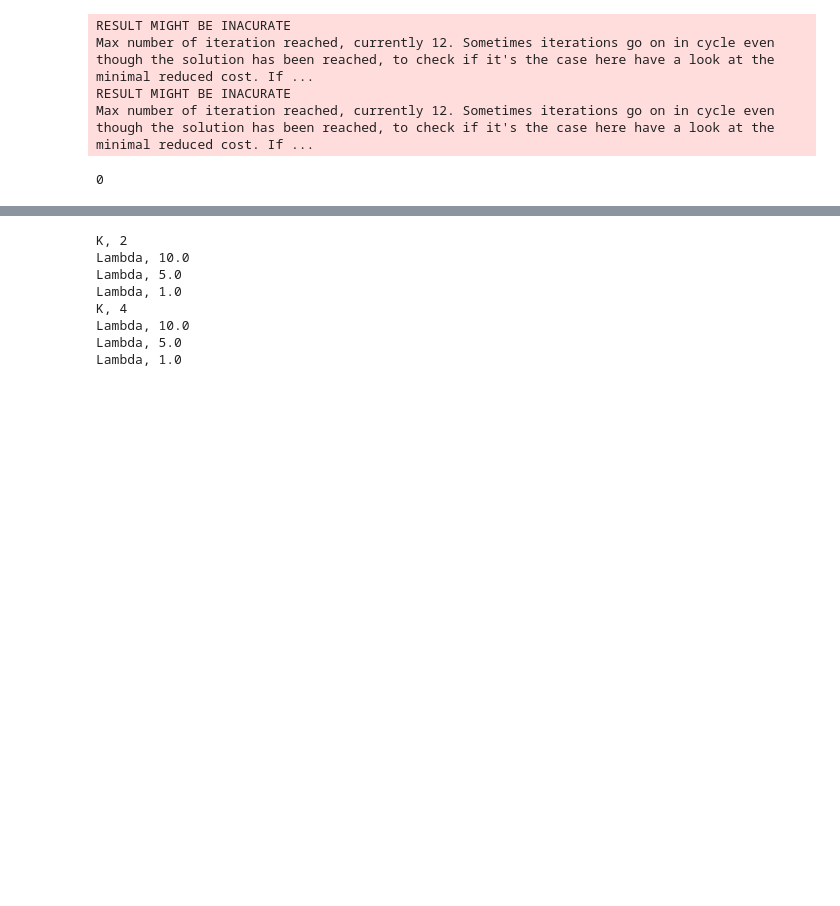
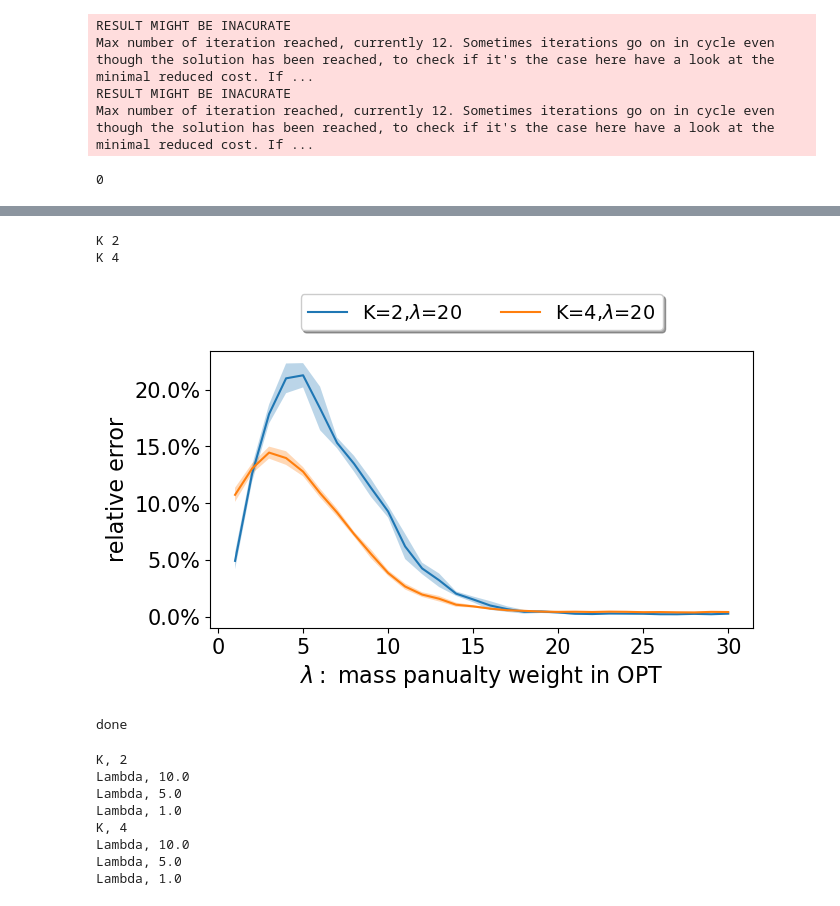
Before and after one commit to yikun-baio/LinearOPT, a Jupyter notebook: accuracy_test.ipynb, the cells around one changed output, grey strips where cells are left out. Saved outputs shown, nothing was run; the diff lists cells and outputs as text; code cells hidden in the pictures; blank space fills up the shorter version.

```diff
--- a/accuracy_test.ipynb
+++ b/accuracy_test.ipynb
@@ -220,6 +220,49 @@ Lambda 29.0
 n 500
 Lambda 30.0
 n 500
+# %%
+#save_dict=torch.load('experiment/performance/cost_list_K'+str(K)+ '.pt')
+linestyle_array = ['-', '-', '--', '--', '-.', '-.']
+Lambda_list=np.linspace(1,30,30)
+m_list=np.array([[1.,1.],[-1.,-1.],[-1.,1.],[1.,-1.]])
+
+#ax = plt.subplot(111)
+save_dict2=torch.load('experiment/performance/cost_list.pt')
+
+fig = plt.figure(1, (7,4))
+ax = fig.add_subplot(1,1,1)
+ind=0
+for K in [2,4]:
+    print('K',K)
+    opt_cost1=save_dict2['K=%d,opt_cost1'%(K)]
+    opt_cost2=save_dict2['K=%d,opt_cost2'%(K)]
+    relative_error=(np.abs(opt_cost2-opt_cost1)/opt_cost1).mean(3)[0]
+    relative_error_mean=relative_error.mean(1)
+    relative_error_std=relative_error.std(1)
+    ax.plot(Lambda_list,relative_error_mean,linestyle_array[ind],label=r'K=%d'%(K))
+    ax.fill_between(Lambda_list,relative_error_mean-1*relative_error_std,relative_error_mean+1*relative_error_std,alpha=0.3)
+    ind+=1
+
+ax.yaxis.set_major_formatter(mtick.PercentFormatter(1.0))
+#ax.yaxis.set_major_formatter(mtick.PercentFormatter())
+ax.set_xlabel("$\lambda:$ mass panualty weight in OPT",fontsize=16)
+ax.set_ylabel("relative error",fontsize=16)
+plt.xticks(fontsize=15)
+plt.yticks(fontsize=15)
+box = ax.get_position()
+ax.set_position([box.x0, box.y0 + box.height * 0.1,box.width, box.height * 0.9])
+ax.legend(loc='upper center',bbox_to_anchor=(0.5, 1.24),
+          fancybox=True, shadow=True, ncol=3,fontsize=13.9)
+plt.savefig('experiment/performance/error%d.pdf'%(x),format="pdf",dpi=800,bbox_inches='tight')
+plt.show()
+#plt.close()
+
+print('done')
+# %% [output]
+K 2
+K 4
+[figure, added]
+done
 # %%
 #save_dict=torch.load('experiment/performance/cost_list_K'+str(K)+ '.pt')
 linestyle_array = ['-', '-', '--', '--', '-.', '-.']
```
Also changed, not shown: parts of 2 cells of this notebook, 19 other files.
